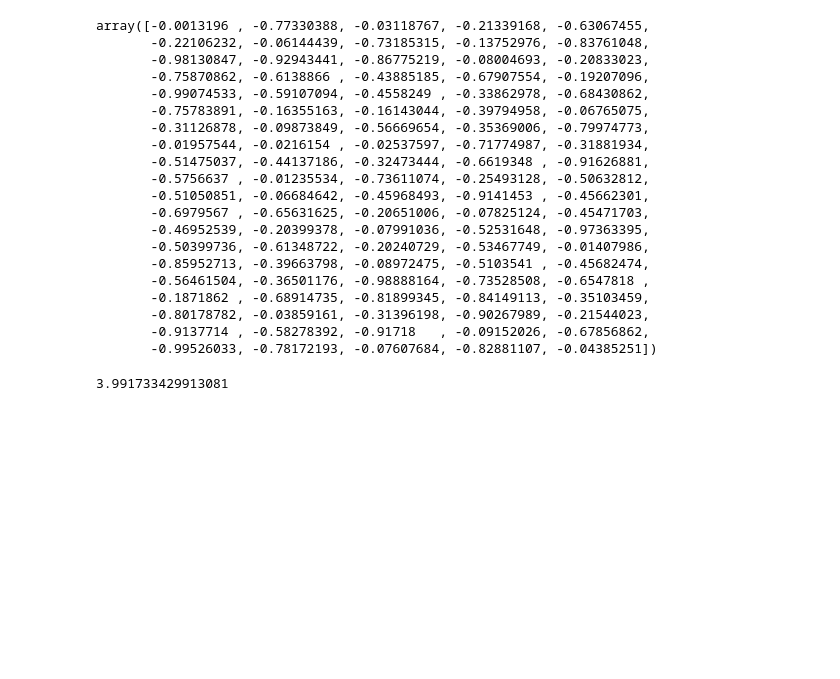
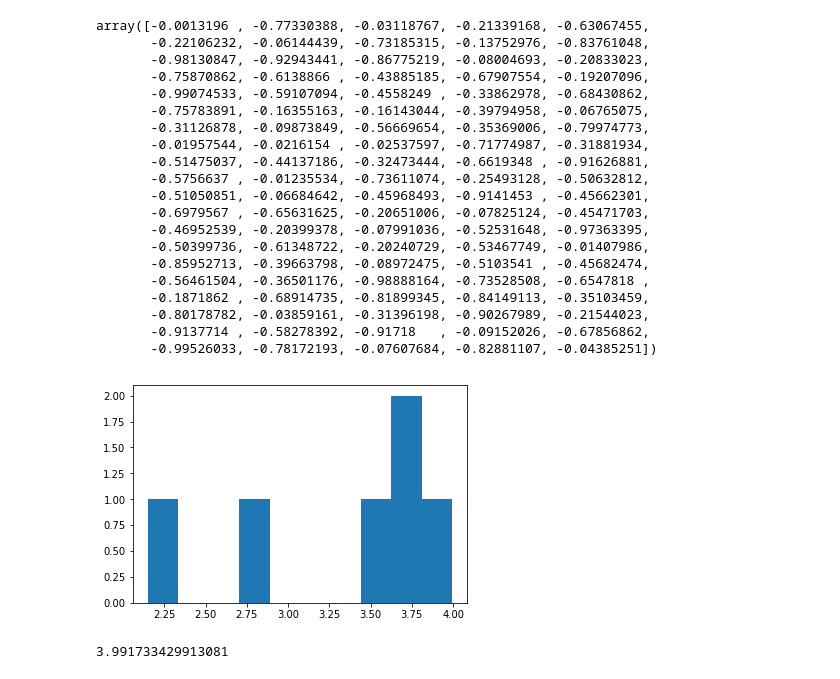
Before and after one commit to nualagallagher/programing-for-data-analysis, a Jupyter notebook: programming assignment.ipynb, the cells around one changed output. Drawn from its saved outputs; the diff is of its cells as text; code cells hidden in the pictures; blank space fills up the shorter version.

```diff
--- a/programming assignment.ipynb
+++ b/programming assignment.ipynb
@@ -143,4 +145,4 @@ np.random.uniform(1)
 # %%
 # np.random.uniform(a, b, c) generates a list of random numbers between the value of a and b but not including b. C determines
 #the amount of random numbers generated in the list.
-np.random.uniform(2, 4, 6)
+x=np.random.uniform(2, 4, 6)
@@ -171,6 +170,12 @@ array([-0.0013196 , -0.77330388, -0.03118767, -0.21339168, -0.63067455,
        -0.80178782, -0.03859161, -0.31396198, -0.90267989, -0.21544023,
        -0.9137714 , -0.58278392, -0.91718   , -0.09152026, -0.67856862,
        -0.99526033, -0.78172193, -0.07607684, -0.82881107, -0.04385251])
+# %%
+#to generate a histogram of the random data above, experimenting with the range selected can affect the overall shape of the plot
+plt.hist(x)
+plt.show()
+# %% [output]
+[figure, added]
 # %%
 # the distribution function below requires at least 3 numbers for it to work. It then generates a random number between the lowest
 #number and the highest number however, not including the highest number.
```
Also changed, not shown: parts of 15 cells of this notebook.
